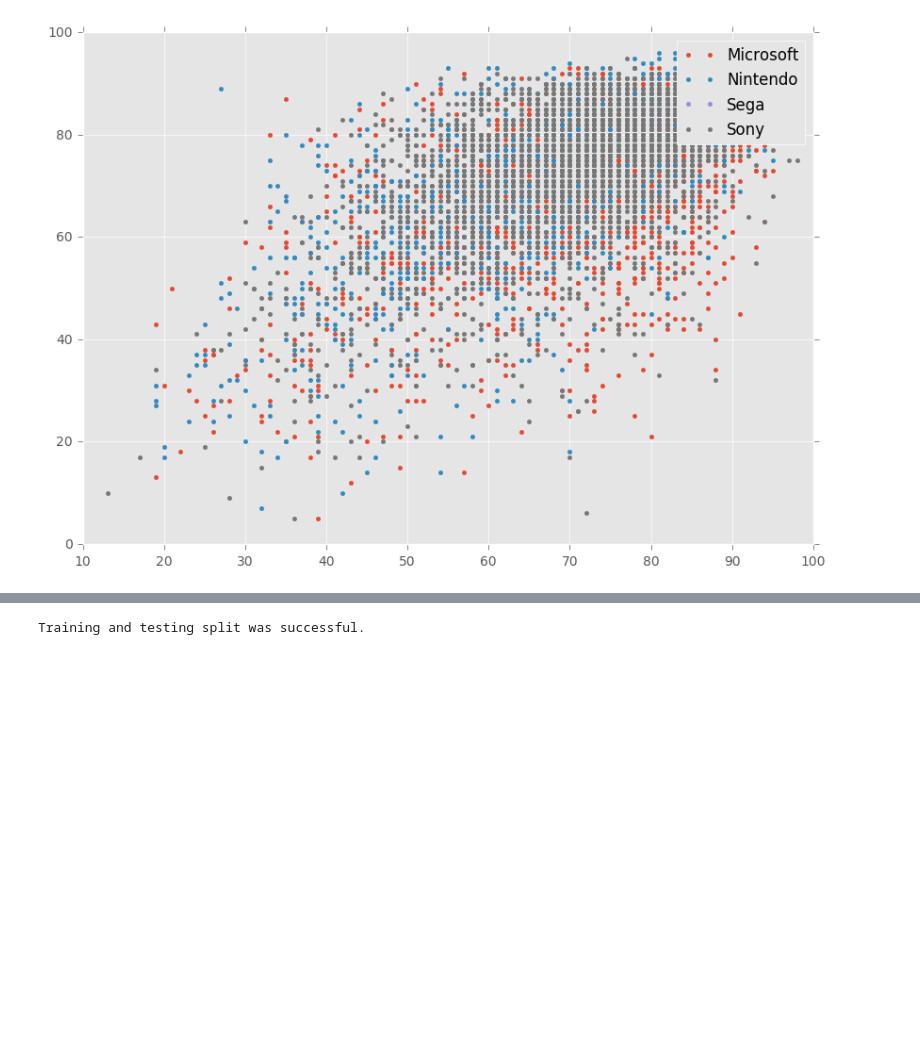
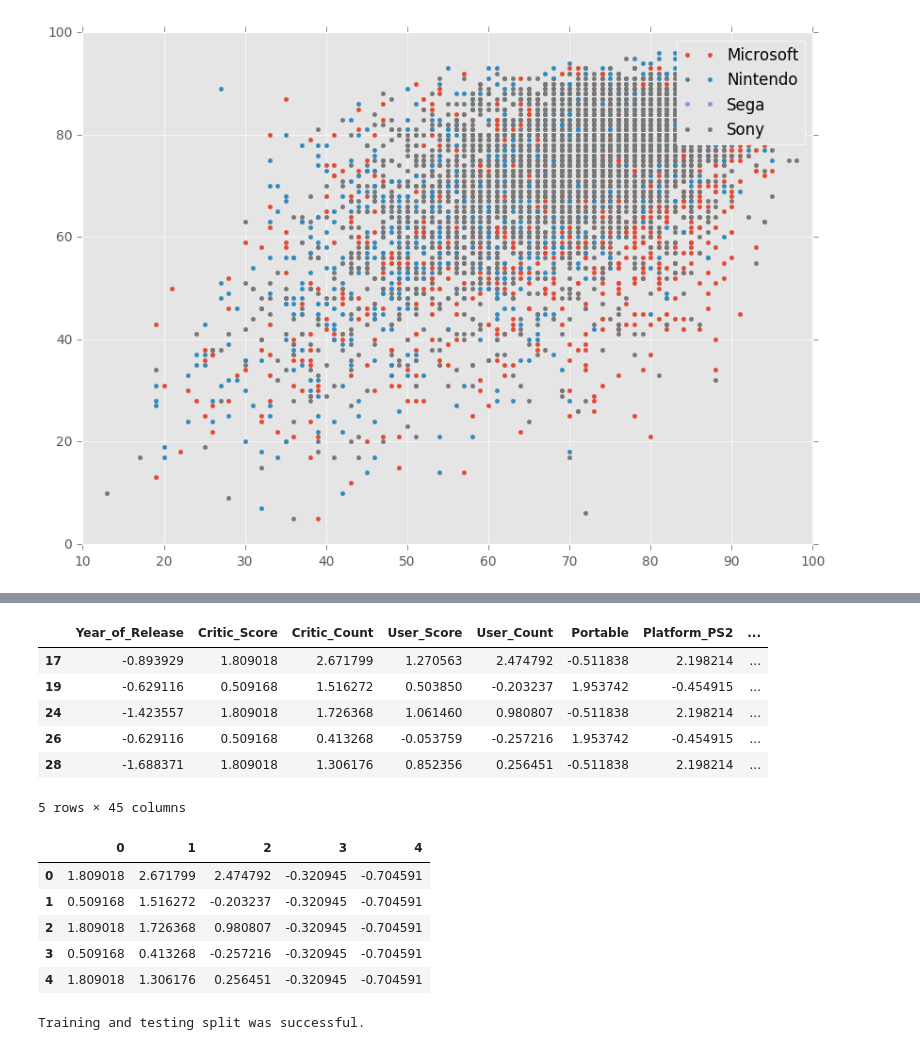
Before and after one commit to otacke/udacity-machine-learning-engineer, a Jupyter notebook: submissions/capstone_project/video_games_sales.ipynb, the cells around one changed output, grey strips where cells are left out. Drawn from its saved outputs; the diff is of its cells as text; code cells hidden in the pictures; blank space fills up the shorter version.

```diff
--- a/submissions/capstone_project/video_games_sales.ipynb
+++ b/submissions/capstone_project/video_games_sales.ipynb
@@ -322,6 +318,11 @@ def scaleFeatures(dataset):
 # %%
 def normalizeFeatures(dataset):
     return pd.DataFrame(data = scale(dataset), index = dataset.index, columns = dataset.keys())
+# %%
+def showKBest(features, target, k = 5):
+    features_new = SelectKBest(mutual_info_regression, k=5).fit_transform(features, target)
+    display(features.head())
+    display(pd.DataFrame(features_new).head())
 # %% [markdown]
 ## Begin of analysis
 # %%
@@ -570,15 +571,31 @@ Data points considered outliers for the feature 'User_Count': 923
 # %%
 # split data into training set and test set
 # separate features from target values
 features, sales = separateTargetValues(short_dataset1)
+
+# get five best predictors: Year, Scores, PC and Microsoft
+showKBest(features, sales['Global'])
 
 # shuffle and split the data into training and testing subsets
 X_train, X_test, y_train, y_test = train_test_split(features, sales['Global'], test_size=TEST_SIZE, random_state=RANDOM_STATE)
 
 # Success
 print "Training and testing split was successful."
 # %% [output]
+|  | Year_of_Release | Critic_Score | Critic_Count | User_Score | User_Count | Portable | Platform_PS2 | ... |
+| 17 | -0.893929 | 1.809018 | 2.671799 | 1.270563 | 2.474792 | -0.511838 | 2.198214 | ... |
+| 19 | -0.629116 | 0.509168 | 1.516272 | 0.503850 | -0.203237 | 1.953742 | -0.454915 | ... |
+| 24 | -1.423557 | 1.809018 | 1.726368 | 1.061460 | 0.980807 | -0.511838 | 2.198214 | ... |
+| 26 | -0.629116 | 0.509168 | 0.413268 | -0.053759 | -0.257216 | 1.953742 | -0.454915 | ... |
+| 28 | -1.688371 | 1.809018 | 1.306176 | 0.852356 | 0.256451 | -0.511838 | 2.198214 | ... |
-Training and testing split was successful.
+5 rows × 45 columns
+|  | 0 | 1 | 2 | 3 | 4 |
+| 0 | 1.809018 | 2.671799 | 2.474792 | -0.320945 | -0.704591 |
+| 1 | 0.509168 | 1.516272 | -0.203237 | -0.320945 | -0.704591 |
+| 2 | 1.809018 | 1.726368 | 0.980807 | -0.320945 | -0.704591 |
+| 3 | 0.509168 | 0.413268 | -0.257216 | -0.320945 | -0.704591 |
+| 4 | 1.809018 | 1.306176 | 0.256451 | -0.320945 | -0.704591 |
+Training and testing split was successful.
 # %%
 # http://scikit-learn.org/stable/tutorial/machine_learning_map/
 
```
Also changed, not shown: parts of 5 cells of this notebook, 1 other file.
